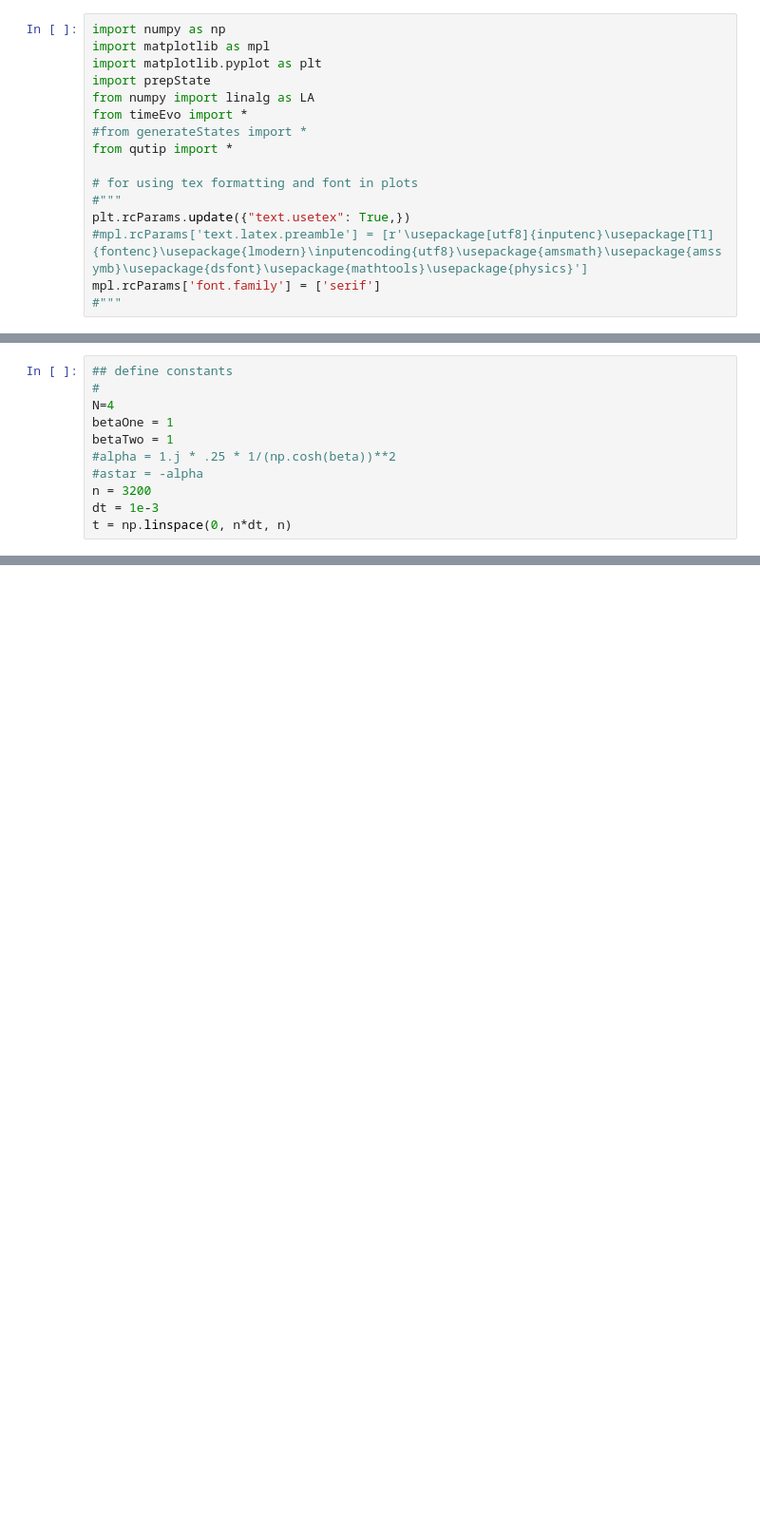
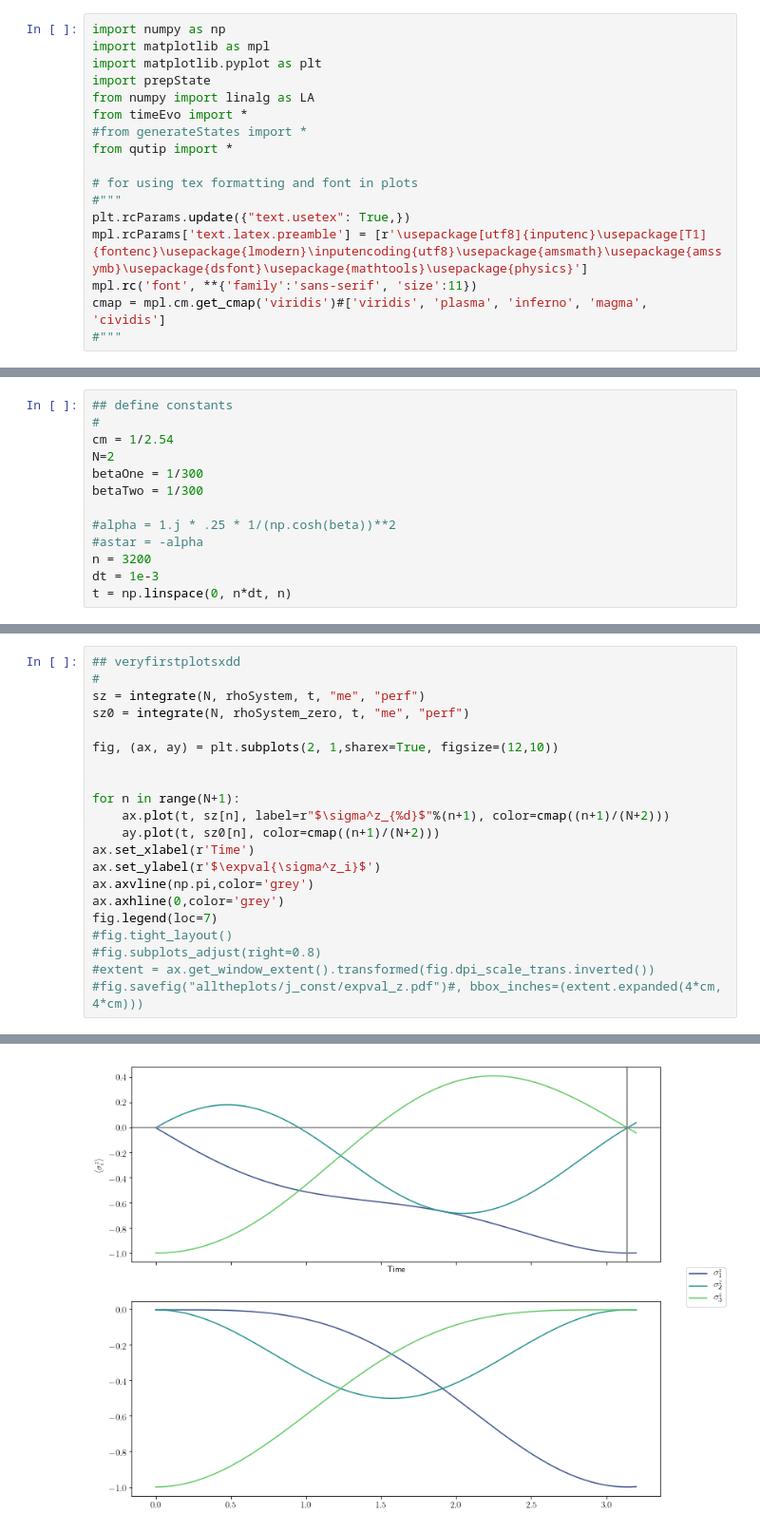
Before and after one commit to eddie0809/BachelorRepository, a Jupyter notebook: main_notebook.ipynb, the cells around one changed output, grey strips where cells are left out. Shown: that part at 95% size. Saved outputs shown, nothing was run; the diff lists cells and outputs as text; blank space fills up the shorter version.

```diff
--- a/main_notebook.ipynb
+++ b/main_notebook.ipynb
@@ -11,8 +11,9 @@ from qutip import *
 # for using tex formatting and font in plots
 #"""
 plt.rcParams.update({"text.usetex": True,})
-#mpl.rcParams['text.latex.preamble'] = [r'\usepackage[utf8]{inputenc}\usepackage[T1]{fontenc}\usepackage{lmodern}\inputencoding{utf8}\usepackage{amsmath}\usepackage{amssymb}\usepackage{dsfont}\usepackage{mathtools}\usepackage{physics}']
-mpl.rcParams['font.family'] = ['serif']
+mpl.rcParams['text.latex.preamble'] = [r'\usepackage[utf8]{inputenc}\usepackage[T1]{fontenc}\usepackage{lmodern}\inputencoding{utf8}\usepackage{amsmath}\usepackage{amssymb}\usepackage{dsfont}\usepackage{mathtools}\usepackage{physics}']
+mpl.rc('font', **{'family':'sans-serif', 'size':11})
+cmap = mpl.cm.get_cmap('viridis')#['viridis', 'plasma', 'inferno', 'magma', 'cividis']
 #"""
 # %%
 ## a lot of functions
@@ -79,9 +123,11 @@ def plotOne(ylabel,howmany,what,title):
 # %%
 ## define constants
 #
-N=4
-betaOne = 1
-betaTwo = 1
+cm = 1/2.54
+N=2
+betaOne = 1/300
+betaTwo = 1/300
+
 #alpha = 1.j * .25 * 1/(np.cosh(beta))**2
 #astar = -alpha
 n = 3200
@@ -108,0 +184,22 @@ Hint = generateStates(N)
+# %%
+## veryfirstplotsxdd
+#
+sz = integrate(N, rhoSystem, t, "me", "perf")
+sz0 = integrate(N, rhoSystem_zero, t, "me", "perf")
+
+fig, (ax, ay) = plt.subplots(2, 1,sharex=True, figsize=(12,10))
+
+
+for n in range(N+1):
+    ax.plot(t, sz[n], label=r"$\sigma^z_{%d}$"%(n+1), color=cmap((n+1)/(N+2)))
+    ay.plot(t, sz0[n], color=cmap((n+1)/(N+2)))
+ax.set_xlabel(r'Time')
+ax.set_ylabel(r'$\expval{\sigma^z_i}$')
+ax.axvline(np.pi,color='grey')
+ax.axhline(0,color='grey')
+fig.legend(loc=7)
+#fig.tight_layout()
+#fig.subplots_adjust(right=0.8)
+#extent = ax.get_window_extent().transformed(fig.dpi_scale_trans.inverted())
+#fig.savefig("alltheplots/j_const/expval_z.pdf")#, bbox_inches=(extent.expanded(4*cm, 4*cm)))
+# %% [output]
@@ -109 +207,2 @@ Hint = generateStates(N)
+[figure, added]
 # %%
```
Also changed, not shown: parts of 15 cells of this notebook.
